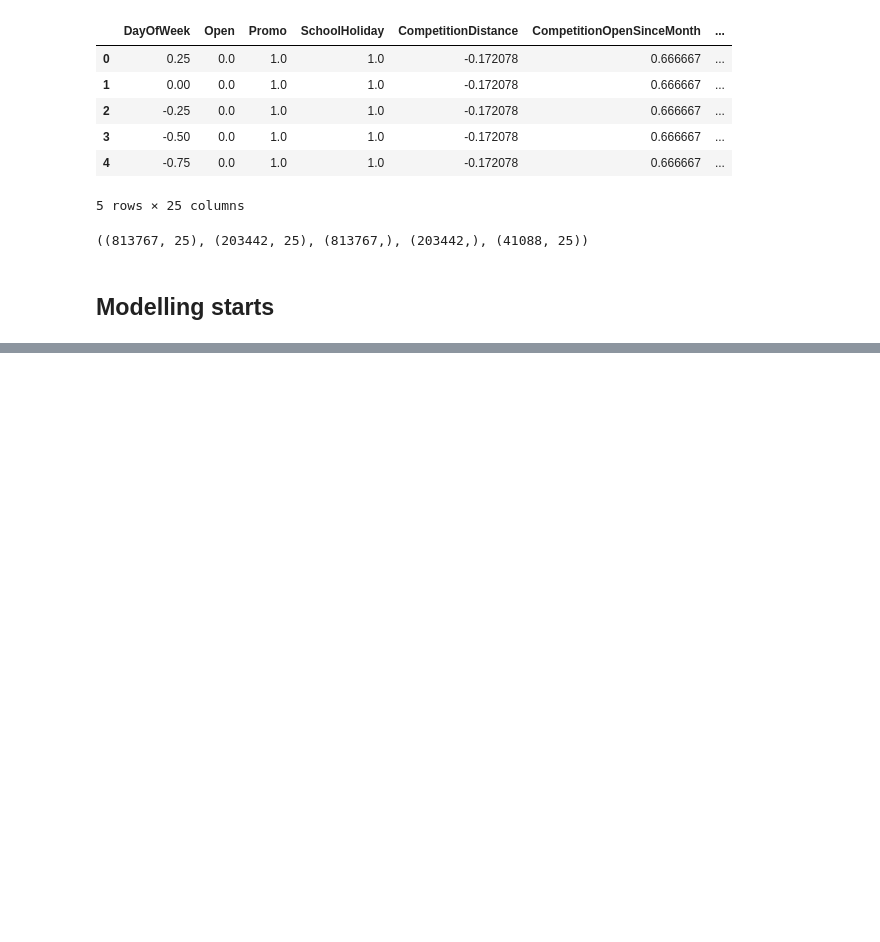
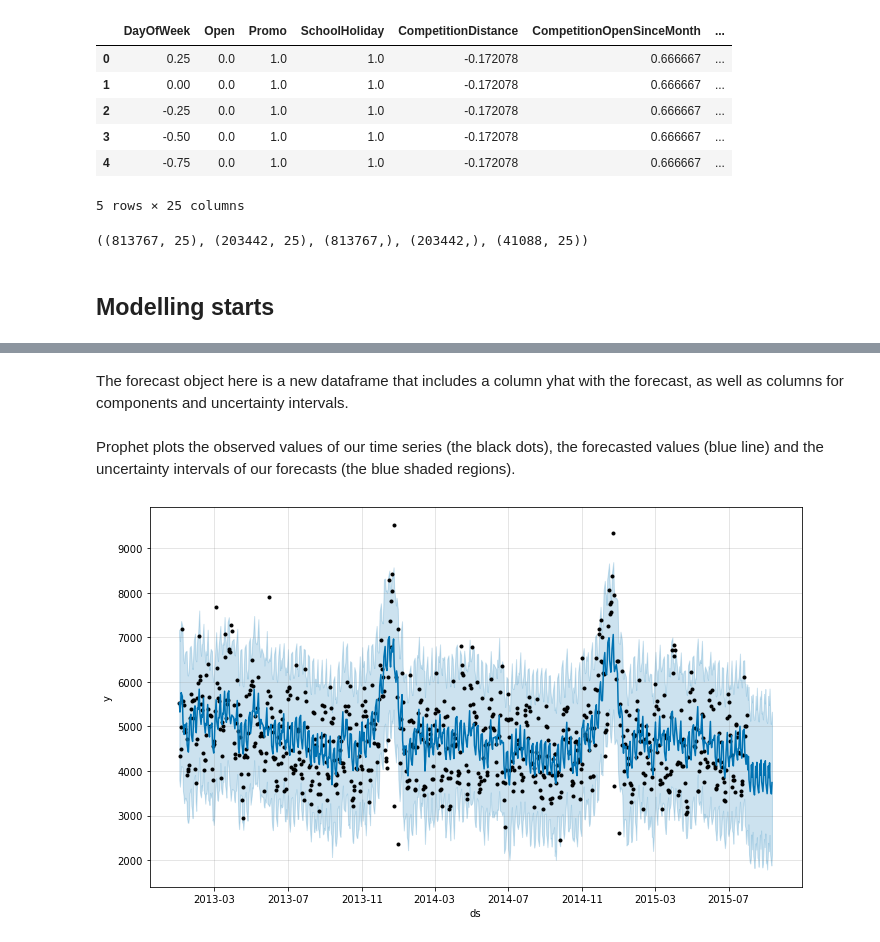
Before and after one commit to bhirwa/Pharmaceutical_Sales_prediction_across_multiple_stores, a Jupyter notebook: notebooks/Sales prediction model.ipynb, the cells around one changed output, grey strips where cells are left out. Saved outputs shown, nothing was run; the diff lists cells and outputs as text; code cells hidden in the pictures; blank space fills up the shorter version.

```diff
--- a/notebooks/Sales prediction model.ipynb
+++ b/notebooks/Sales prediction model.ipynb
@@ -209,0 +307,12 @@ x_train.shape, x_val.shape, y_train.shape, y_val.shape, x_test.shape
+# %%
+# create holidays dataframe
+state_dates = df[(df.StateHoliday == 'a') | (df.StateHoliday == 'b') & (df.StateHoliday == 'c')].loc[:, 'Date'].values
+school_dates = df[df.SchoolHoliday == 1].loc[:, 'Date'].values
+
+state = pd.DataFrame({'holiday': 'state_holiday',
+                      'ds': pd.to_datetime(state_dates)})
+school = pd.DataFrame({'holiday': 'school_holiday',
+                      'ds': pd.to_datetime(school_dates)})
+
+holidays = pd.concat((state, school))
+holidays.head()
@@ -209,0 +326,10 @@ x_train.shape, x_val.shape, y_train.shape, y_val.shape, x_test.shape
+# %%
+# set the uncertainty interval to 95% (the Prophet default is 80%)
+my_model = Prophet(interval_width = 0.95, daily_seasonality=True, holidays = holidays)
+my_model.fit(sales)
+
+# dataframe that extends into future 6 weeks
+future_dates = my_model.make_future_dataframe(periods = 6*7)
+
+print("First week to forecast.")
+future_dates.tail(7)
@@ -209,0 +346,6 @@ x_train.shape, x_val.shape, y_train.shape, y_val.shape, x_test.shape
+# %%
+# predictions
+forecast = my_model.predict(future_dates)
+
+# preditions for last week
+forecast[['ds', 'yhat', 'yhat_lower', 'yhat_upper']].tail(7)
@@ -209,0 +361,3 @@ x_train.shape, x_val.shape, y_train.shape, y_val.shape, x_test.shape
+# %% [markdown]
+
+The forecast object here is a new dataframe that includes a column yhat with the forecast, as well as columns for components and uncertainty intervals.
@@ -209,0 +366,8 @@ x_train.shape, x_val.shape, y_train.shape, y_val.shape, x_test.shape
+# %% [markdown]
+Prophet plots the observed values of our time series (the black dots), the forecasted values (blue line) and the uncertainty intervals of our forecasts (the blue shaded regions).
+# %%
+
+# visualizing predicions
+my_model.plot(forecast);
+# %% [output]
+[figure, added]
```
Also changed, not shown: parts of 18 cells of this notebook.
